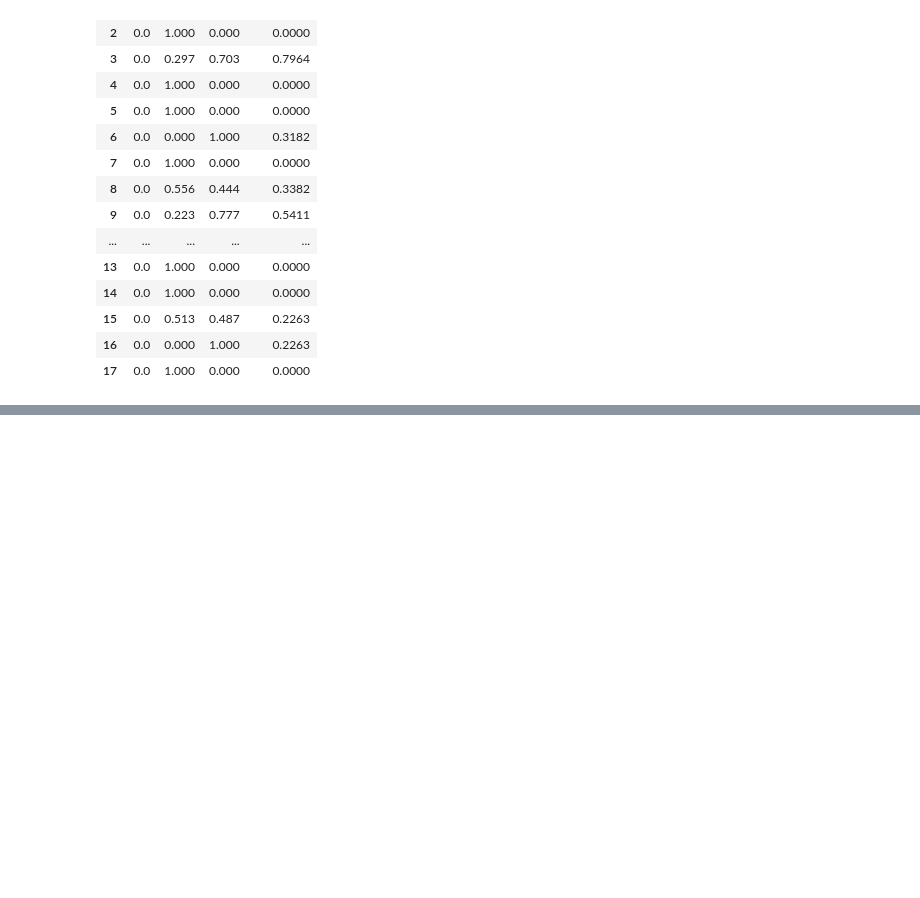
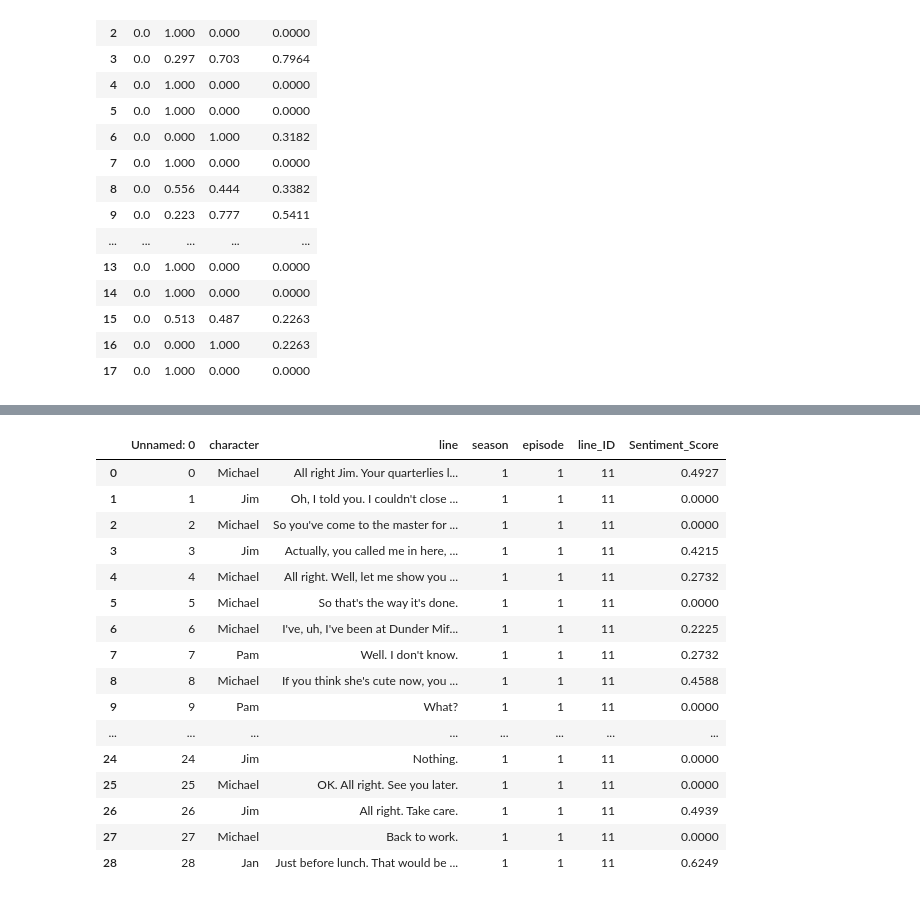
Before and after one commit to Kiehl012/Threat_Level_Midnight, a Jupyter notebook: hwaijiinlee/vader_sentiment.ipynb, the cells around one changed output, grey strips where cells are left out. Drawn from its saved outputs; the diff is of its cells as text; code cells hidden in the pictures; blank space fills up the shorter version.

Commit message:
test scoring of each line

```diff
--- a/hwaijiinlee/vader_sentiment.ipynb
+++ b/hwaijiinlee/vader_sentiment.ipynb
@@ -92,3 +92,6 @@ pamsmom_df
 | 15 | 0.0 | 0.513 | 0.487 | 0.2263 |
 | 16 | 0.0 | 0.000 | 1.000 | 0.2263 |
 | 17 | 0.0 | 1.000 | 0.000 | 0.0000 |
+# %%
+test_df = pd.read_csv("test.csv")
+test_df.head(32)
@@ -94,0 +116,3 @@ pamsmom_df
+# %%
+line = test_df['line'].tolist()
+line
@@ -94,0 +137,8 @@ pamsmom_df
+# %%
+line_scores = []
+for sentence in line:
+    score = analyser.polarity_scores(sentence)
+    line_scores.append(score)
+#Converting List of Dictionaries into Dataframe
+lineScore_df= pd.DataFrame(line_scores)
+lineScore_df.head(10)
@@ -94,0 +157,23 @@ pamsmom_df
+# %%
+sentiment = lineScore_df['compound'].tolist()
+# %%
+test_df['Sentiment_Score'] = sentiment
+test_df
+# %% [output]
+|  | Unnamed: 0 | character | line | season | episode | line_ID | Sentiment_Score |
+| 0 | 0 | Michael | All right Jim. Your quarterlies l... | 1 | 1 | 11 | 0.4927 |
+| 1 | 1 | Jim | Oh, I told you. I couldn't close ... | 1 | 1 | 11 | 0.0000 |
+| 2 | 2 | Michael | So you've come to the master for ... | 1 | 1 | 11 | 0.0000 |
+| 3 | 3 | Jim | Actually, you called me in here, ... | 1 | 1 | 11 | 0.4215 |
+| 4 | 4 | Michael | All right. Well, let me show you ... | 1 | 1 | 11 | 0.2732 |
+| 5 | 5 | Michael | So that's the way it's done. | 1 | 1 | 11 | 0.0000 |
+| 6 | 6 | Michael | I've, uh, I've been at Dunder Mif... | 1 | 1 | 11 | 0.2225 |
+| 7 | 7 | Pam | Well. I don't know. | 1 | 1 | 11 | 0.2732 |
+| 8 | 8 | Michael | If you think she's cute now, you ... | 1 | 1 | 11 | 0.4588 |
+| 9 | 9 | Pam | What? | 1 | 1 | 11 | 0.0000 |
+| ... | ... | ... | ... | ... | ... | ... | ... |
+| 24 | 24 | Jim | Nothing. | 1 | 1 | 11 | 0.0000 |
+| 25 | 25 | Michael | OK. All right. See you later. | 1 | 1 | 11 | 0.0000 |
+| 26 | 26 | Jim | All right. Take care. | 1 | 1 | 11 | 0.4939 |
+| 27 | 27 | Michael | Back to work. | 1 | 1 | 11 | 0.0000 |
+| 28 | 28 | Jan | Just before lunch. That would be ... | 1 | 1 | 11 | 0.6249 |
```
Also changed, not shown: parts of 5 cells of this notebook.
